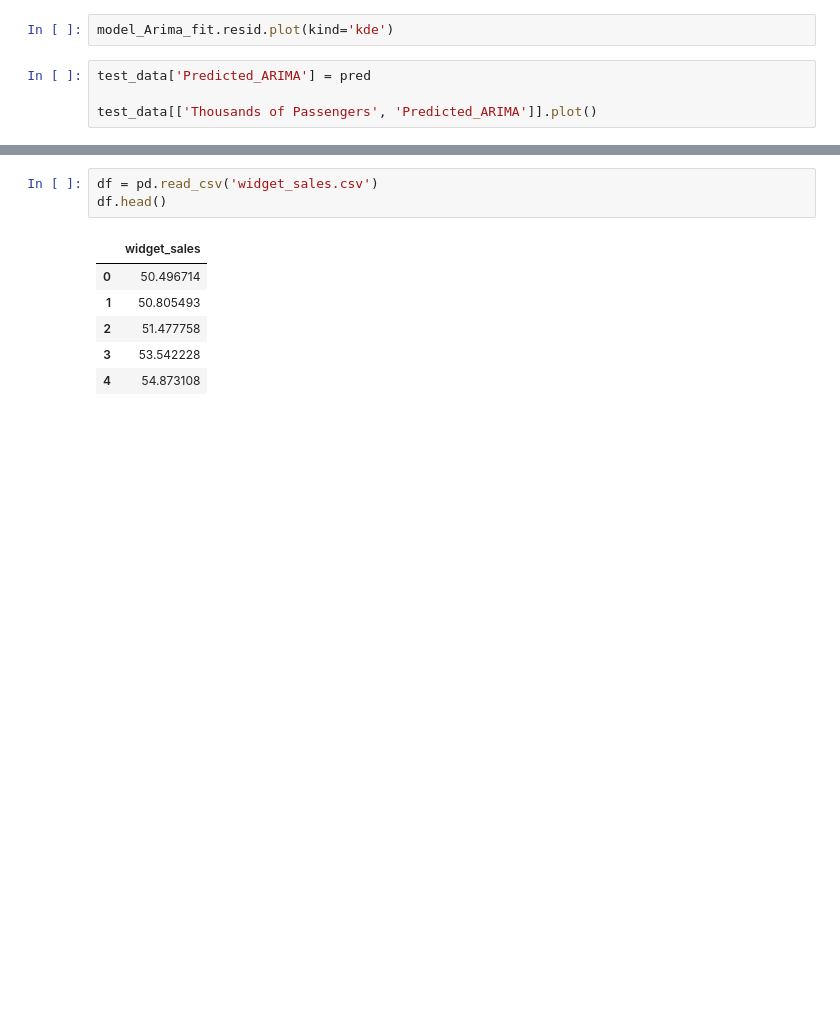
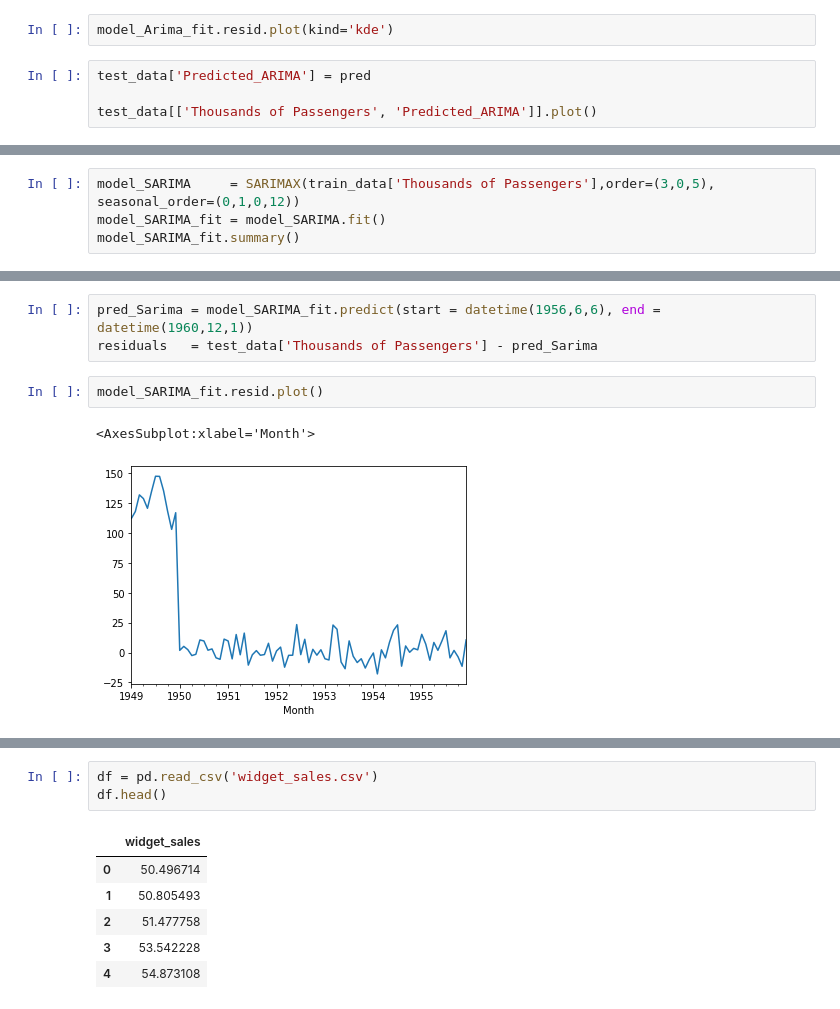
Before and after one commit to jiten597/Statistical_models_for_time_series_forecasting, a Jupyter notebook: 02_Time_Series.ipynb, the cells around one changed output, grey strips where cells are left out. Cells and saved outputs as stored; diff of their text form; blank space fills up the shorter version.

```diff
--- a/02_Time_Series.ipynb
+++ b/02_Time_Series.ipynb
@@ -417,0 +441,4 @@ test_data[['Thousands of Passengers', 'Predicted_ARIMA']].plot()
+# %%
+model_SARIMA     = SARIMAX(train_data['Thousands of Passengers'],order=(3,0,5), seasonal_order=(0,1,0,12))
+model_SARIMA_fit = model_SARIMA.fit()
+model_SARIMA_fit.summary()
@@ -417,0 +479,8 @@ test_data[['Thousands of Passengers', 'Predicted_ARIMA']].plot()
+# %%
+pred_Sarima = model_SARIMA_fit.predict(start = datetime(1956,6,6), end = datetime(1960,12,1))
+residuals   = test_data['Thousands of Passengers'] - pred_Sarima
+# %%
+model_SARIMA_fit.resid.plot()
+# %% [output]
+<AxesSubplot:xlabel='Month'>
+[figure, added]
```
Also changed, not shown: parts of 9 cells of this notebook.
